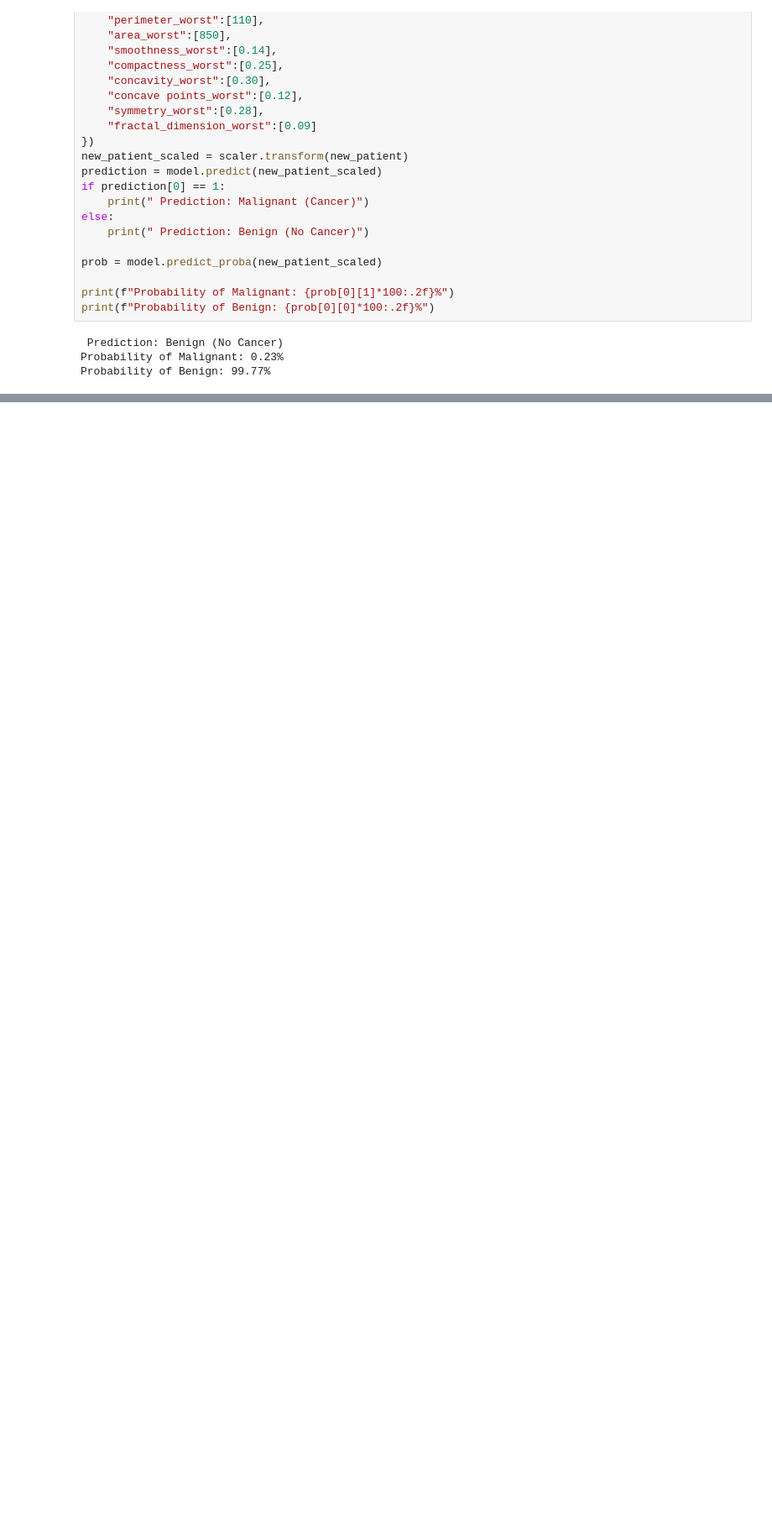
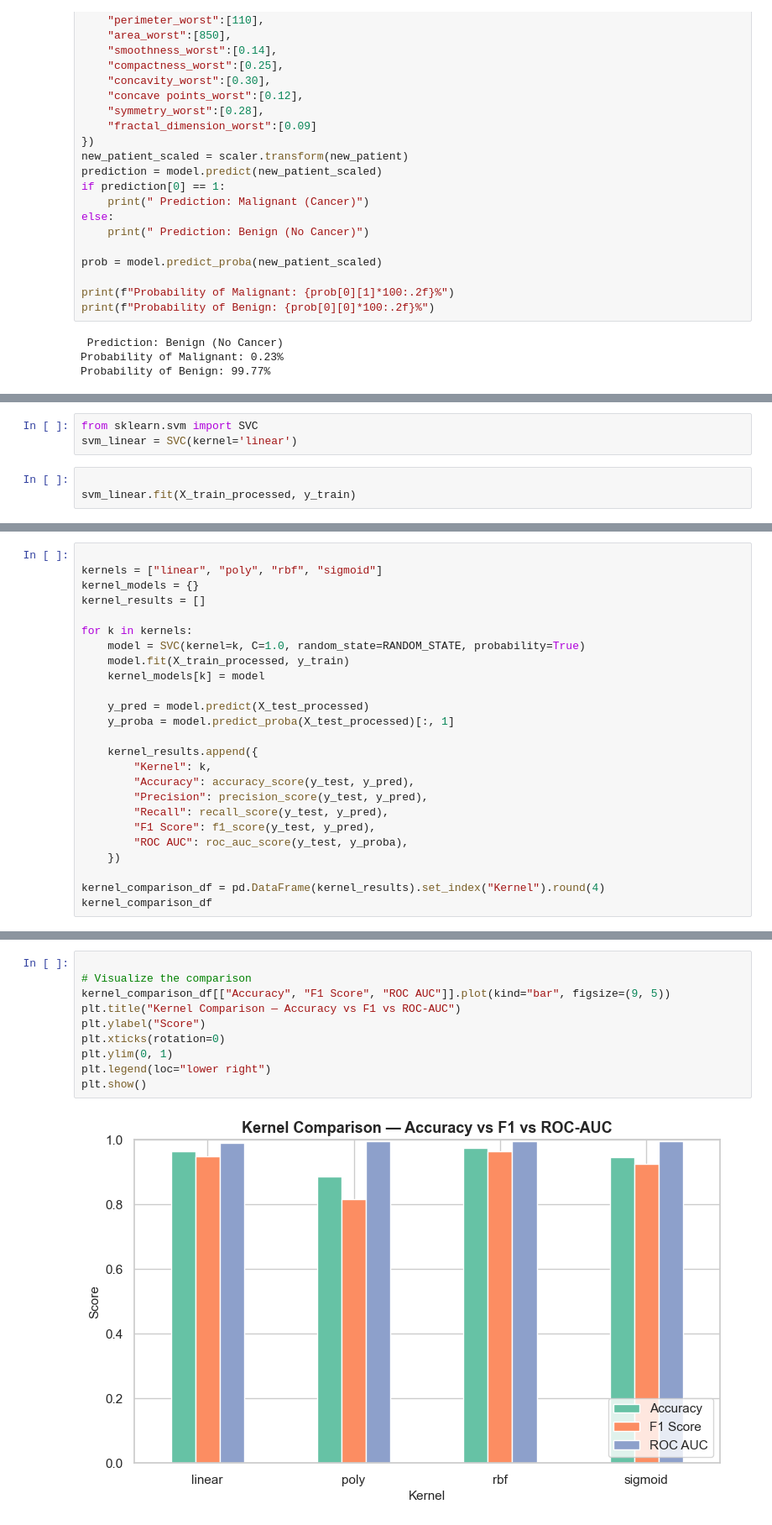
Before and after one commit to melshemy783-bit/data-cancer, a Jupyter notebook: canser_analysis.ipynb, the cells around one changed output, grey strips where cells are left out. Shown at 84% size. Cells and saved outputs as stored; diff of their text form; blank space fills up the shorter version.

Commit message:
update model

```diff
--- a/canser_analysis.ipynb
+++ b/canser_analysis.ipynb
@@ -989,0 +1023,6 @@ Probability of Benign: 99.77%
+# %%
+from sklearn.svm import SVC
+svm_linear = SVC(kernel='linear')
+# %%
+
+svm_linear.fit(X_train_processed, y_train)
@@ -989,0 +1176,25 @@ Probability of Benign: 99.77%
+# %%
+
+kernels = ["linear", "poly", "rbf", "sigmoid"]
+kernel_models = {}
+kernel_results = []
+
+for k in kernels:
+    model = SVC(kernel=k, C=1.0, random_state=RANDOM_STATE, probability=True)
+    model.fit(X_train_processed, y_train)
+    kernel_models[k] = model
+
+    y_pred = model.predict(X_test_processed)
+    y_proba = model.predict_proba(X_test_processed)[:, 1]
+
+    kernel_results.append({
+        "Kernel": k,
+        "Accuracy": accuracy_score(y_test, y_pred),
+        "Precision": precision_score(y_test, y_pred),
+        "Recall": recall_score(y_test, y_pred),
+        "F1 Score": f1_score(y_test, y_pred),
+        "ROC AUC": roc_auc_score(y_test, y_proba),
+    })
+
+kernel_comparison_df = pd.DataFrame(kernel_results).set_index("Kernel").round(4)
+kernel_comparison_df
@@ -989,0 +1208,12 @@ Probability of Benign: 99.77%
+# %%
+
+# Visualize the comparison
+kernel_comparison_df[["Accuracy", "F1 Score", "ROC AUC"]].plot(kind="bar", figsize=(9, 5))
+plt.title("Kernel Comparison — Accuracy vs F1 vs ROC-AUC")
+plt.ylabel("Score")
+plt.xticks(rotation=0)
+plt.ylim(0, 1)
+plt.legend(loc="lower right")
+plt.show()
+# %% [output]
+[figure, added]
```
Also changed, not shown: parts of 12 cells of this notebook, 3 other files.
